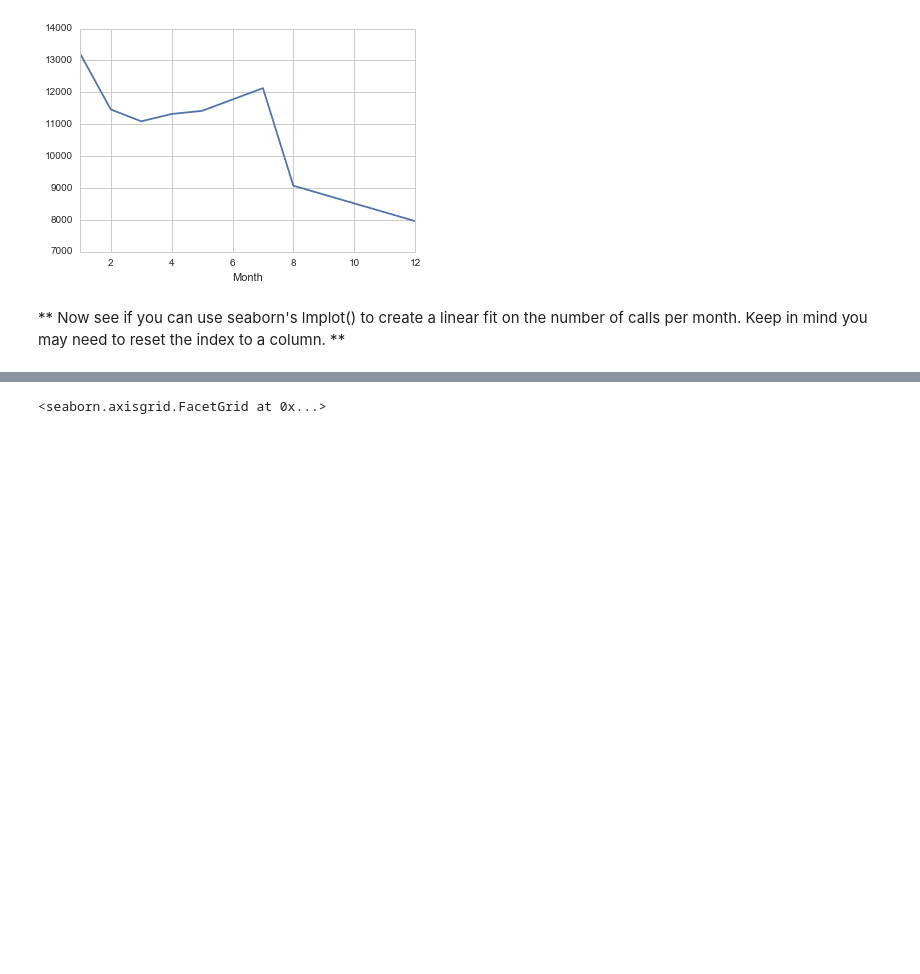
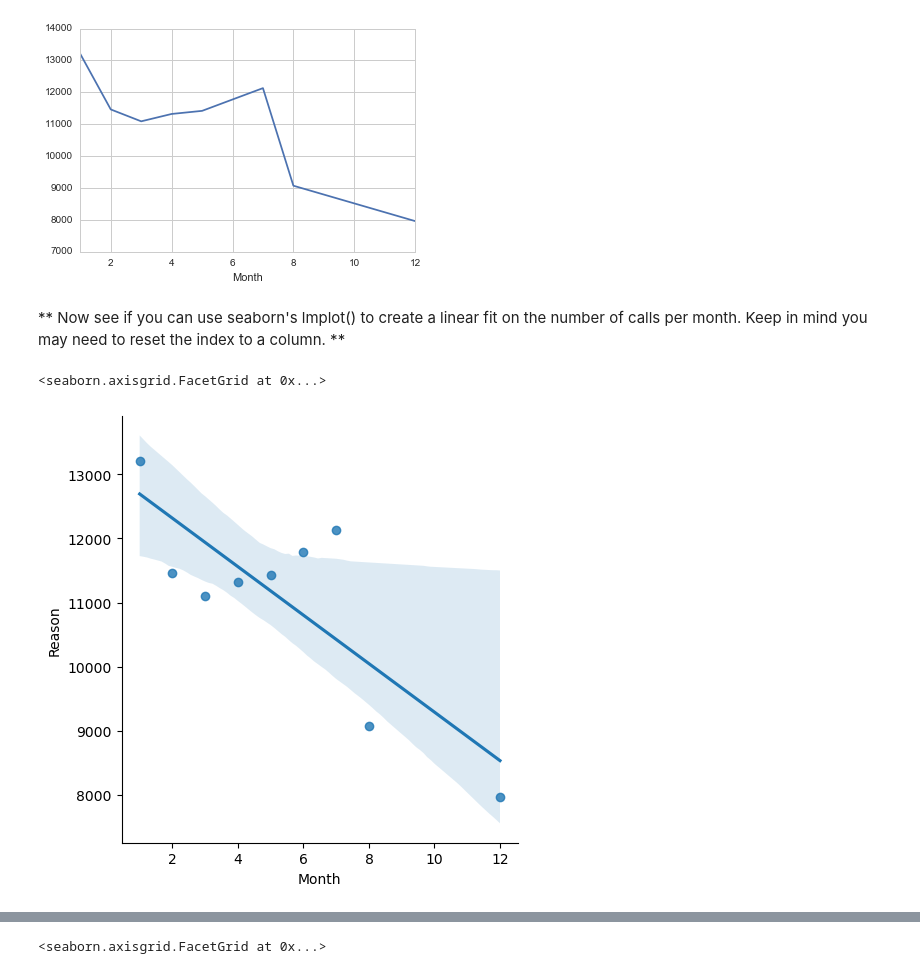
Before and after one commit to Jamy11/data-capstone-projects, a Jupyter notebook: 01-911 Calls Data Capstone Project.ipynb, the cells around one changed output, grey strips where cells are left out. Saved outputs shown, nothing was run; the diff lists cells and outputs as text; code cells hidden in the pictures; blank space fills up the shorter version.

```diff
--- a/01-911 Calls Data Capstone Project.ipynb
+++ b/01-911 Calls Data Capstone Project.ipynb
@@ -233,3 +291,9 @@ _____
 [figure]
 # %% [markdown]
 ** Now see if you can use seaborn's lmplot() to create a linear fit on the number of calls per month. Keep in mind you may need to reset the index to a column. **
+# %%
+group_by_month =group_by_month.reset_index()
+sns.lmplot(x='Month',y='Reason',data = group_by_month)
+# %% [output]
+<seaborn.axisgrid.FacetGrid at 0x...>
+[figure, added]
```
Also changed, not shown: parts of 16 cells of this notebook.
